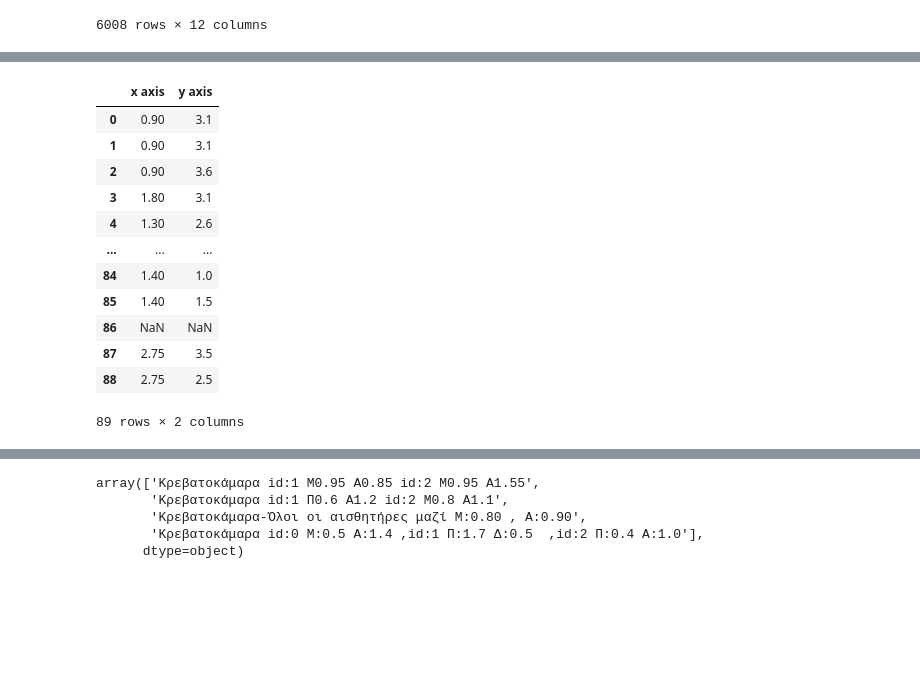
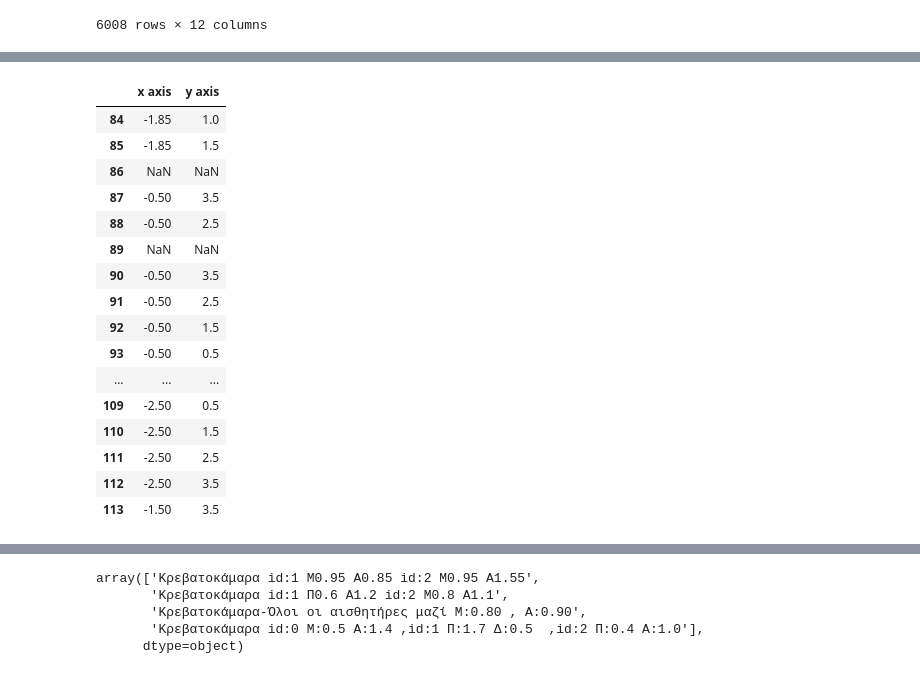
Before and after one commit to Andreas-Ts/Diploma-Project, a Jupyter notebook: dataAnalysis and machine learning/pre processing data.ipynb, the cells around one changed output, grey strips where cells are left out. Cells and saved outputs as stored; diff of their text form; code cells hidden in the pictures; blank space fills up the shorter version.

```diff
--- a/dataAnalysis and machine learning/pre processing data.ipynb
+++ b/dataAnalysis and machine learning/pre processing data.ipynb
@@ -639,9 +633,9 @@ def find_x_axis(x,room_width):
         x["x axis"] = np.nan
         return x["x axis"]
     if pd.notna(x["side-right-wall"]):
-       from_right = room_width - x["side-right-wall"]
+       from_right = -x["side-right-wall"]
     if pd.notna(x["side-left-wall"]):
-       from_left = x["side-left-wall"]
+       from_left = -room_width + x["side-left-wall"]
 
     if  from_right is not None and from_left is not None:
         if from_right == from_left:
@@ -659,29 +653,29 @@ def find_x_axis(x,room_width):
     return  x["x axis"]
 
 def find_y_axis(x,room_length):
-    from_right = None
-    from_left = None
+    from_front = None
+    from_back = None
 
     #return NaN either if numbers at the position columns are negative or above room width
     if (x["front-wall"]<0 and x["front-wall"]> room_length) or (x["back-wall"]< 0 and x["back-wall"]> room_length) or (pd.isna(x["front-wall"]) and pd.isna(x["back-wall"])):
         x["y axis"] = np.nan
         return x["y axis"]
     if pd.notna(x["front-wall"]):
-       from_right = room_length - x["front-wall"]
+       from_front = room_length - x["front-wall"]
     if pd.notna(x["back-wall"]):
-       from_left = x["back-wall"]
-    if from_right is not None and from_left is not None:
-        if from_right == from_left:
-            x["y axis"] = from_right
+       from_back = x["back-wall"]
+    if from_front is not None and from_back is not None:
+        if from_front == from_back:
+            x["y axis"] = from_front
         else:
             x["y axis"] = np.nan
 
     elif pd.notna(x["back-wall"]):
 
-        x["y axis"] = from_left
+        x["y axis"] = from_back
 
     elif pd.notna(x["front-wall"]):
-        x["y axis"] = from_right
+        x["y axis"] = from_front
 
     return  x["y axis"]
 
@@ -708,18 +702,22 @@ userInputData.head(30)
 | 28 | InsertingSourcePollutant | on | None | None | NaN | Φαρμακευτικό αλκοόλ 70% | ... |
 | 29 | InsertingSourcePollutant | on | None | None | NaN | Φαρμακευτικό αλκοόλ 70% | ... |
 # %%
-userInputData.loc[:, ["x axis", "y axis"]]
+userInputData.loc[:, ["x axis", "y axis"]].tail(30)
 # %% [output]
 |  | x axis | y axis |
-| 0 | 0.90 | 3.1 |
-| 1 | 0.90 | 3.1 |
-| 2 | 0.90 | 3.6 |
-| 3 | 1.80 | 3.1 |
-| 4 | 1.30 | 2.6 |
+| 84 | -1.85 | 1.0 |
+| 85 | -1.85 | 1.5 |
+| 86 | NaN | NaN |
+| 87 | -0.50 | 3.5 |
+| 88 | -0.50 | 2.5 |
+| 89 | NaN | NaN |
+| 90 | -0.50 | 3.5 |
+| 91 | -0.50 | 2.5 |
+| 92 | -0.50 | 1.5 |
+| 93 | -0.50 | 0.5 |
 | ... | ... | ... |
-| 84 | 1.40 | 1.0 |
-| 85 | 1.40 | 1.5 |
-| 86 | NaN | NaN |
-| 87 | 2.75 | 3.5 |
-| 88 | 2.75 | 2.5 |
+| 109 | -2.50 | 0.5 |
+| 110 | -2.50 | 1.5 |
+| 111 | -2.50 | 2.5 |
+| 112 | -2.50 | 3.5 |
+| 113 | -1.50 | 3.5 |
-89 rows × 2 columns
```
Also changed, not shown: parts of 30 cells of this notebook, 3 other files.
